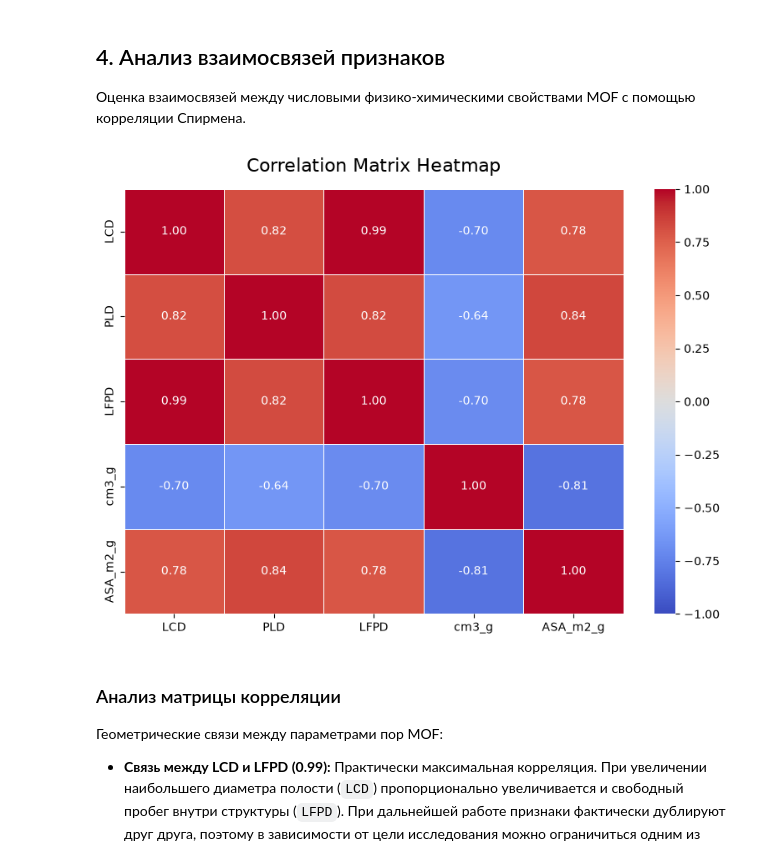
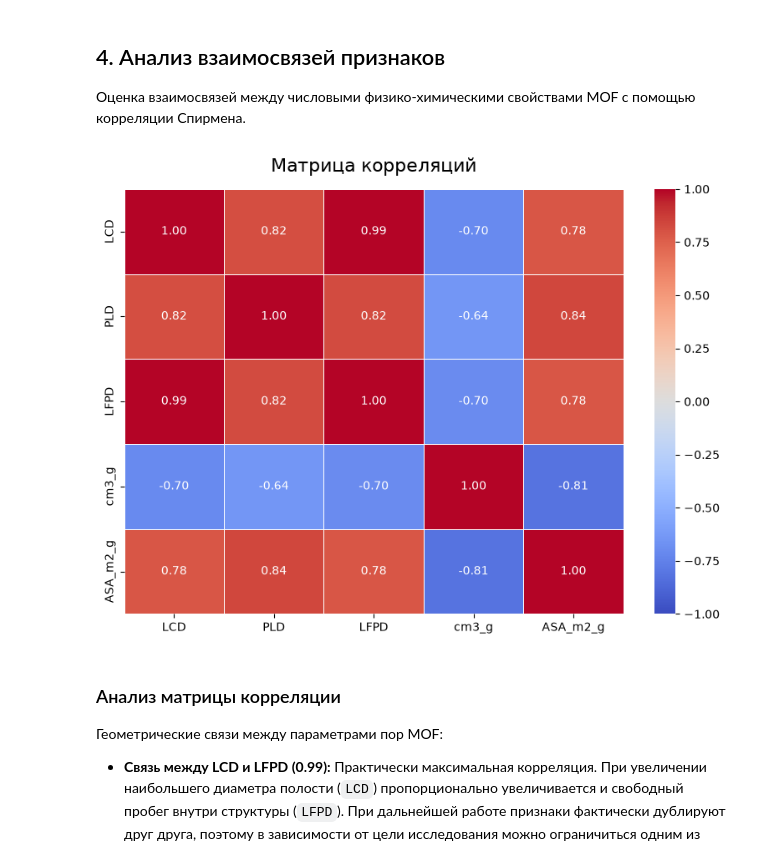
Before and after one commit to alenavas22/study-project, a Jupyter notebook: notebooks/EDA.ipynb, the cells around one changed output. Cells and saved outputs as stored; diff of their text form; code cells hidden in the pictures.

```diff
--- a/notebooks/EDA.ipynb
+++ b/notebooks/EDA.ipynb
@@ -303,12 +303,12 @@ plt.show()
 Оценка взаимосвязей между числовыми физико-химическими свойствами MOF с помощью корреляции Спирмена.
 # %%
 fig, ax = plt.subplots(figsize=(8, 6))
-ax.set_title('Correlation Matrix Heatmap', fontsize=16, pad=15)
-sns.heatmap(df[target_features].corr(method='spearman'), annot=True, cmap='coolwarm', vmin=-1, vmax=1, fmt=".2f",linewidths=0.5, ax=ax)
+ax.set_title('Матрица корреляций', fontsize=16, pad=15)
+sns.heatmap(df[target_features].corr(method='spearman'), annot=True, cmap='coolwarm', vmin=-1, vmax=1, fmt=".2f", linewidths=0.5, ax=ax)
 fig.tight_layout()
 plt.show()
 # %% [output]
-[figure, old version]
+[figure, new version]
 # %% [markdown]
 ### Анализ матрицы корреляции
 
```
